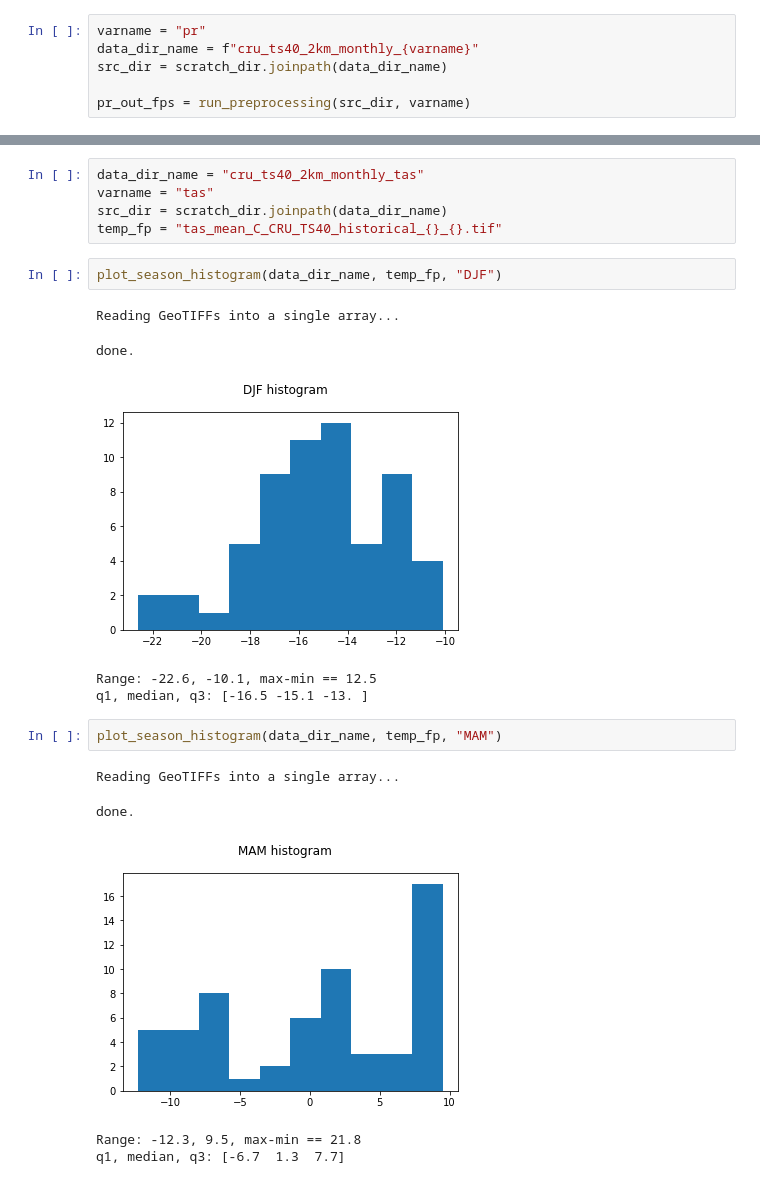
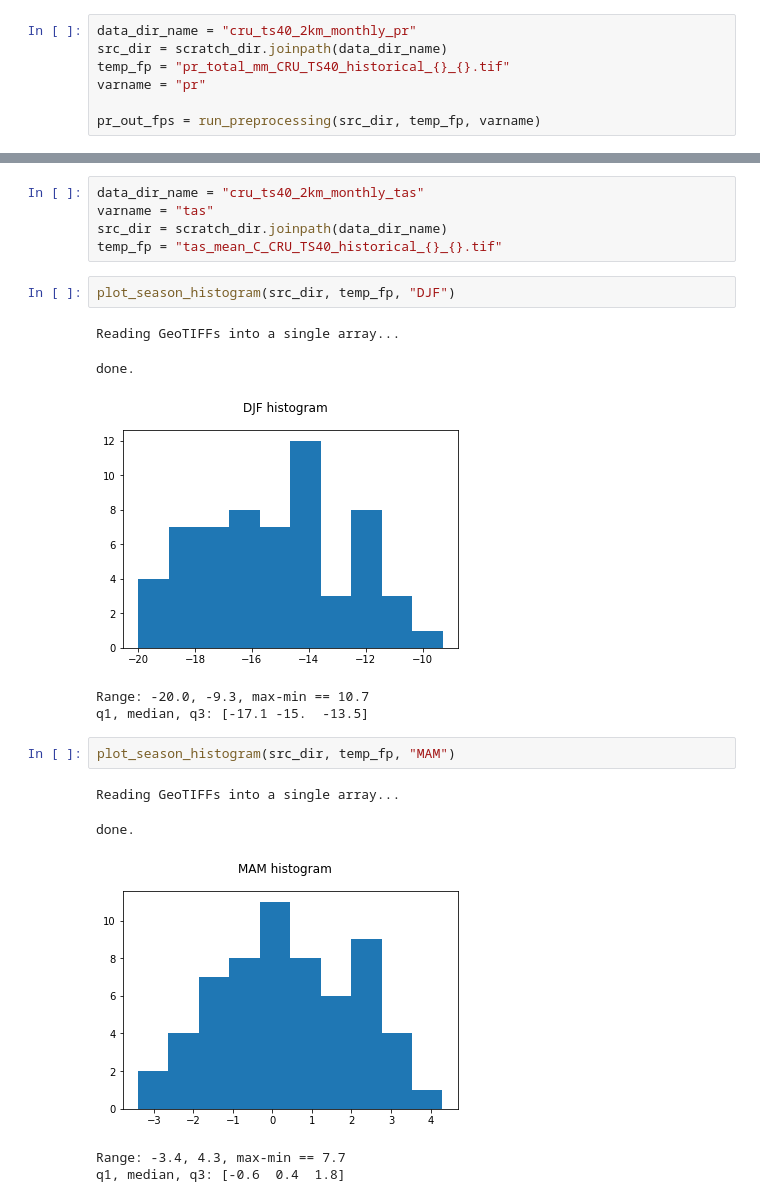
Before and after one commit to ua-snap/rasdaman-ingest, a Jupyter notebook: iem/tas_pr_2km/preprocess_historical.ipynb, the cells around one changed output, grey strips where cells are left out. Cells and saved outputs as stored; diff of their text form.

Commit message:
manually construct ingest filenames from noth/year; use weighting for seasonal averages

```diff
--- a/iem/tas_pr_2km/preprocess_historical.ipynb
+++ b/iem/tas_pr_2km/preprocess_historical.ipynb
@@ -269,11 +268,12 @@ plot_sample_tif(tas_out_fps[0])
 # %% [markdown]
 ### Precipitation
 # %%
+data_dir_name = "cru_ts40_2km_monthly_pr"
+src_dir = scratch_dir.joinpath(data_dir_name)
+temp_fp = "pr_total_mm_CRU_TS40_historical_{}_{}.tif"
 varname = "pr"
-data_dir_name = f"cru_ts40_2km_monthly_{varname}"
-src_dir = scratch_dir.joinpath(data_dir_name)
 
-pr_out_fps = run_preprocessing(src_dir, varname)
+pr_out_fps = run_preprocessing(src_dir, temp_fp, varname)
 # %% [output]
 Summarizing DJF from /atlas_scratch/kmredilla/iem-webapp/cru_ts40_2km_monthly_pr
 Reading GeoTIFFs into a single array...
@@ -338,19 +339,19 @@ varname = "tas"
 src_dir = scratch_dir.joinpath(data_dir_name)
 temp_fp = "tas_mean_C_CRU_TS40_historical_{}_{}.tif"
 # %%
-plot_season_histogram(data_dir_name, temp_fp, "DJF")
+plot_season_histogram(src_dir, temp_fp, "DJF")
 # %% [output]
 Reading GeoTIFFs into a single array...
 done.
-[figure, old version]
+[figure, new version]
-Range: -22.6, -10.1, max-min == 12.5
-q1, median, q3: [-16.5 -15.1 -13. ]
+Range: -20.0, -9.3, max-min == 10.7
+q1, median, q3: [-17.1 -15.  -13.5]
 # %%
-plot_season_histogram(data_dir_name, temp_fp, "MAM")
+plot_season_histogram(src_dir, temp_fp, "MAM")
 # %% [output]
 Reading GeoTIFFs into a single array...
 done.
-[figure, old version]
+[figure, new version]
-Range: -12.3, 9.5, max-min == 21.8
-q1, median, q3: [-6.7  1.3  7.7]
+Range: -3.4, 4.3, max-min == 7.7
+q1, median, q3: [-0.6  0.4  1.8]
 # %%
```
Also changed, not shown: parts of 5 cells of this notebook.
